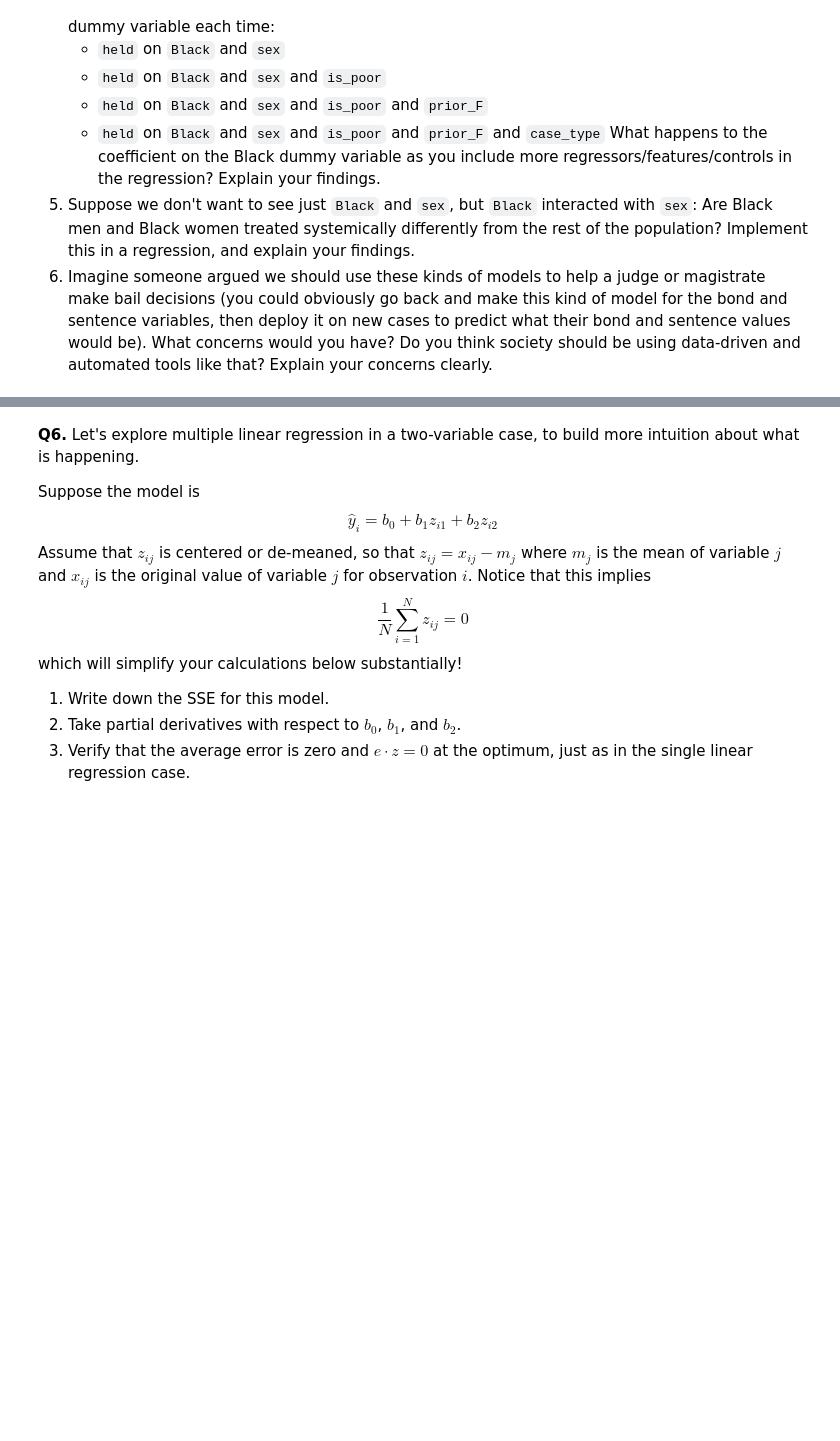
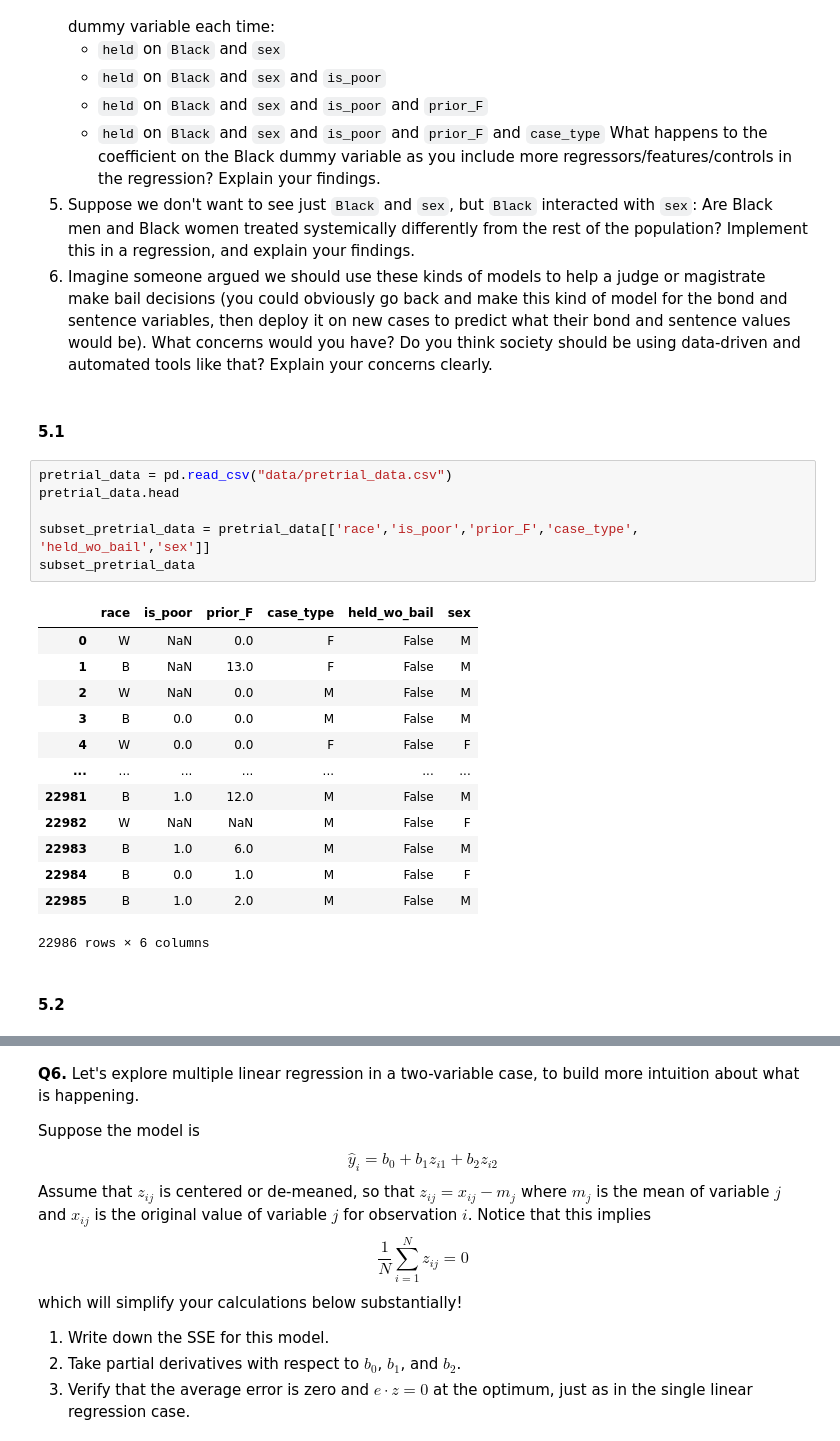
Before and after one commit to kguzman24/linearModels, a Jupyter notebook: assignment/assignment.ipynb, the cells around one changed output, grey strips where cells are left out. Cells and saved outputs as stored; diff of their text form; blank space fills up the shorter version.

```diff
--- a/assignment/assignment.ipynb
+++ b/assignment/assignment.ipynb
@@ -322,3 +322,27 @@ The variables in the data are:
 What happens to the coefficient on the Black dummy variable as you include more regressors/features/controls in the regression? Explain your findings.
 5. Suppose we don't want to see just `Black` and `sex`, but `Black` interacted with `sex`: Are Black men and Black women treated systemically differently from the rest of the population? Implement this in a regression, and explain your findings.
 6. Imagine someone argued we should use these kinds of models to help a judge or magistrate make bail decisions (you could obviously go back and make this kind of model for the bond and sentence variables, then deploy it on new cases to predict what their bond and sentence values would be). What concerns would you have? Do you think society should be using data-driven and automated tools like that? Explain your concerns clearly.
+# %% [markdown]
+#### 5.1
+# %%
+pretrial_data = pd.read_csv("data/pretrial_data.csv")
+pretrial_data.head
+
+subset_pretrial_data = pretrial_data[['race','is_poor','prior_F','case_type', 'held_wo_bail','sex']]
+subset_pretrial_data
+# %% [output]
+|  | race | is_poor | prior_F | case_type | held_wo_bail | sex |
+| 0 | W | NaN | 0.0 | F | False | M |
+| 1 | B | NaN | 13.0 | F | False | M |
+| 2 | W | NaN | 0.0 | M | False | M |
+| 3 | B | 0.0 | 0.0 | M | False | M |
+| 4 | W | 0.0 | 0.0 | F | False | F |
+| ... | ... | ... | ... | ... | ... | ... |
+| 22981 | B | 1.0 | 12.0 | M | False | M |
+| 22982 | W | NaN | NaN | M | False | F |
+| 22983 | B | 1.0 | 6.0 | M | False | M |
+| 22984 | B | 0.0 | 1.0 | M | False | F |
+| 22985 | B | 1.0 | 2.0 | M | False | M |
+22986 rows × 6 columns
+# %% [markdown]
+#### 5.2
```
Also changed, not shown: parts of 13 cells of this notebook.
